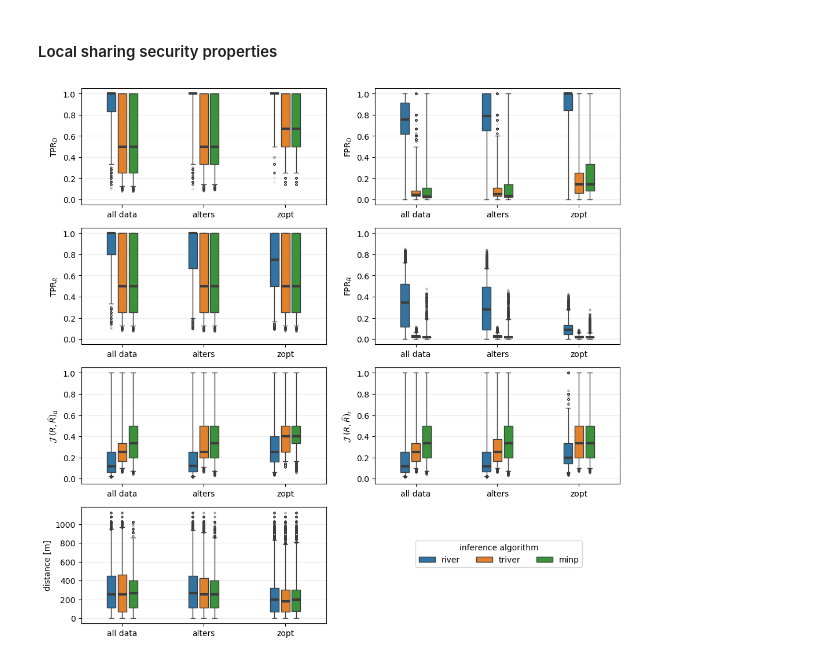
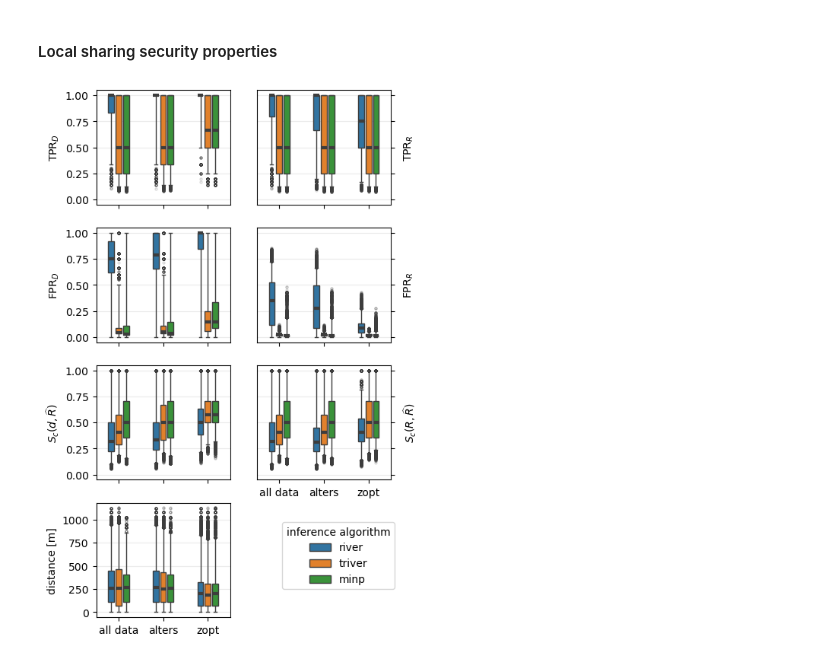
Before and after one commit to alelevente/selcop, a Jupyter notebook: 03_da/05_evaluation/03_local_privacy.ipynb, the cells around one changed output. Drawn from its saved outputs; the diff is of its cells as text; code cells hidden in the pictures.

Commit message:
new plot

```diff
--- a/03_da/05_evaluation/03_local_privacy.ipynb
+++ b/03_da/05_evaluation/03_local_privacy.ipynb
@@ -303,9 +306,9 @@ for sm, sm_name in zip(SHARING_METHODS, SHARING_METHODS_NAMES):
 
 
 tprs_p_df = pd.DataFrame()
-tprs_p_df["p"] = tprs_p_x
-tprs_p_df["tp"] = tprs_p_p
-tprs_p_df["tpr"] = tprs_p_y
+tprs_p_df["P"] = tprs_p_x
+tprs_p_df["TP"] = tprs_p_p
+tprs_p_df["TPR"] = tprs_p_y
 tprs_p_df["algorithm"] = tprs_p_a
 tprs_p_df["vehicle_type"] = veh_types
 tprs_p_df["sharing_method"] = sharing_method
@@ -348,13 +351,13 @@ for alg_i, alg in enumerate(ALGORITHMS):
         ps, medians, minimums, maximums = [], [], [], []
         q25, q75 = [], []
         for p in range(15):
-            filt_p = filt[filt["p"] == p]
+            filt_p = filt[filt["P"] == p]
             if len(filt_p) == 0: continue
-            medians.append(filt_p["tpr"].median())
-            minimums.append(filt_p["tpr"].min())
-            maximums.append(filt_p["tpr"].max())
-            q25.append(filt_p["tpr"].quantile(.25))
-            q75.append(filt_p["tpr"].quantile(.75))
+            medians.append(filt_p["TPR"].median())
+            minimums.append(filt_p["TPR"].min())
+            maximums.append(filt_p["TPR"].max())
+            q25.append(filt_p["TPR"].quantile(.25))
+            q75.append(filt_p["TPR"].quantile(.75))
             ps.append(p)
 
         #for graphical indistinguishability:
@@ -386,35 +389,46 @@ plt.tight_layout()
 # %% [markdown]
 #### Local sharing security properties
 # %%
-METRICS = ["tpr$_d$", "fpr$_d$",
-           "tpr$_r$", "fpr$_r$",
-           "$\\mathcal{J}$ $(R, \\widehat{R})_d$", "$\\mathcal{J}$ $(R, \\widehat{R})_r$",
+METRICS = ["TPR$_d$", "TPR$_r$",
+           "FPR$_d$", "FPR$_r$",
+           "$S_c(d, \widehat{R})$", "$S_c(R, \widehat{R})$",
            "distance"]
 # %%
-fig = plt.figure(figsize=(12, 12))
+fig = plt.figure(figsize=(9, 9))
 for i, vt in enumerate(METRICS):
     df = long_eval_df[long_eval_df["value_type"] == vt]
     ax = fig.add_subplot(4,2,i+1)
     ax.grid(visible=True, axis="y", alpha=0.25)
     sns.boxplot(ax = ax, data = df, x="sharing_method", y="value", hue="algorithm",
-                width=0.4, gap=0.2, whis=[1, 99], legend=i==5, fliersize=2.0, flierprops={"alpha": 0.2},
+                width=0.5, gap=0.2, whis=[1, 99], legend=i==5, fliersize=2.0, flierprops={"alpha": 0.2},
                 medianprops={"linewidth":3})
-    if vt.startswith("tpr") or vt.startswith("fpr"):
+    if vt.startswith("TPR") or vt.startswith("FPR"):
         vt = vt.upper()
     elif vt=="distance":
         vt = "distance [m]"
     #ax.set_title(f"Local privacy: {vt}")
     ax.set_xlabel("")
     ax.set_ylabel(f"{vt}")
     if vt!="distance [m]":
         ax.set_ylim(-0.05, 1.05)
 
     if i==5:
         ax.legend(title="inference algorithm")
-        sns.move_legend(ax, "lower left", bbox_to_anchor=(0.15, -.75), ncol=3)
+        sns.move_legend(ax, "lower left", bbox_to_anchor=(0.15, -1.), )
+
+    if i%2 == 1:
+        ax.yaxis.tick_right()
+        ax.yaxis.set_ticklabels([])
+        ax.yaxis.set_label_position("right")
+
+    if i<5:
+        ax.xaxis.set_ticklabels([])
+
 
 #fig.suptitle("Local privacy metrics")
+fig.set_figheight(9)
+fig.set_figwidth(5)
 #plt.tight_layout()
 plt.show()
 # %% [output]
-[figure, old version]
+[figure, new version]
```
Also changed, not shown: parts of 1 cell of this notebook.
